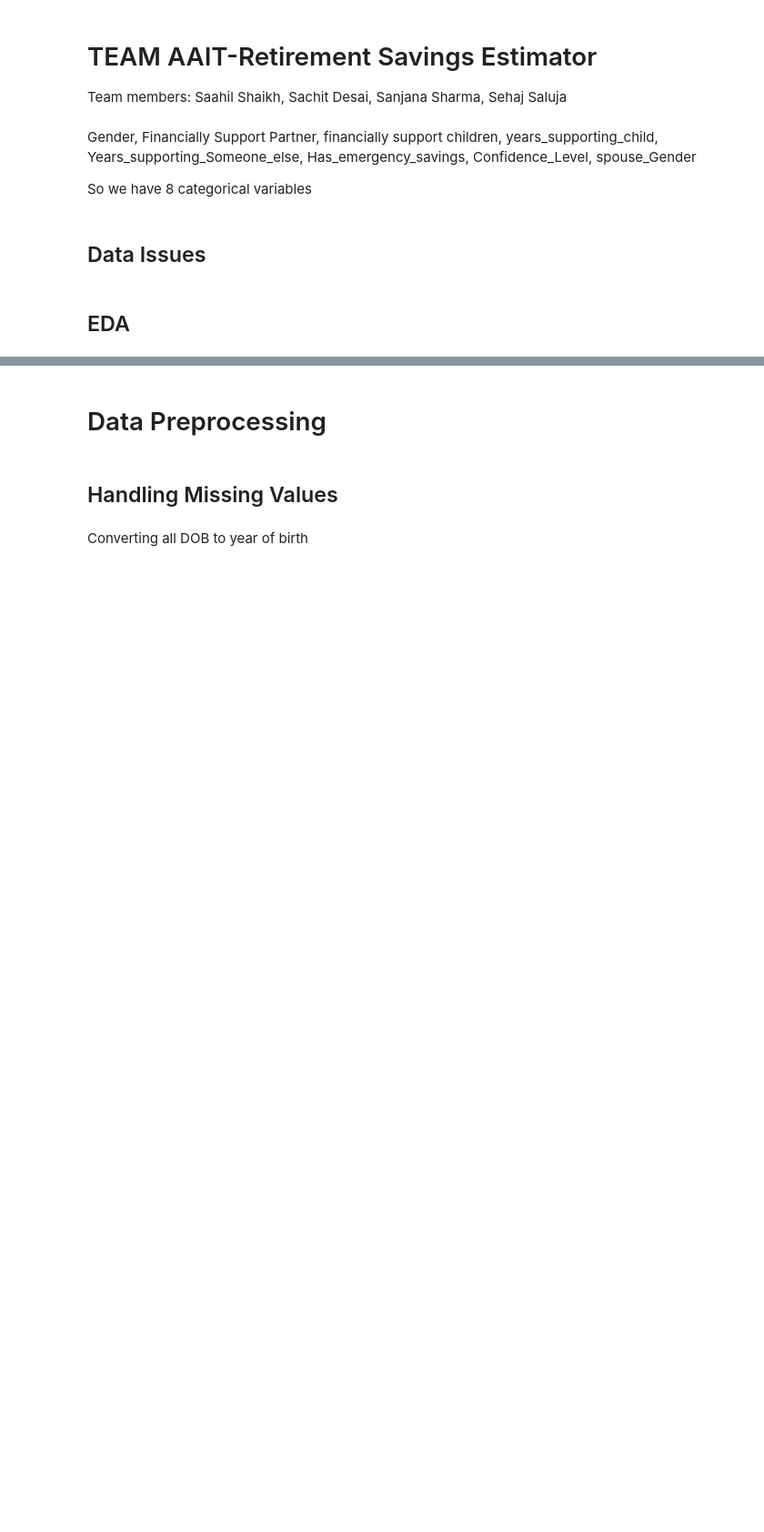
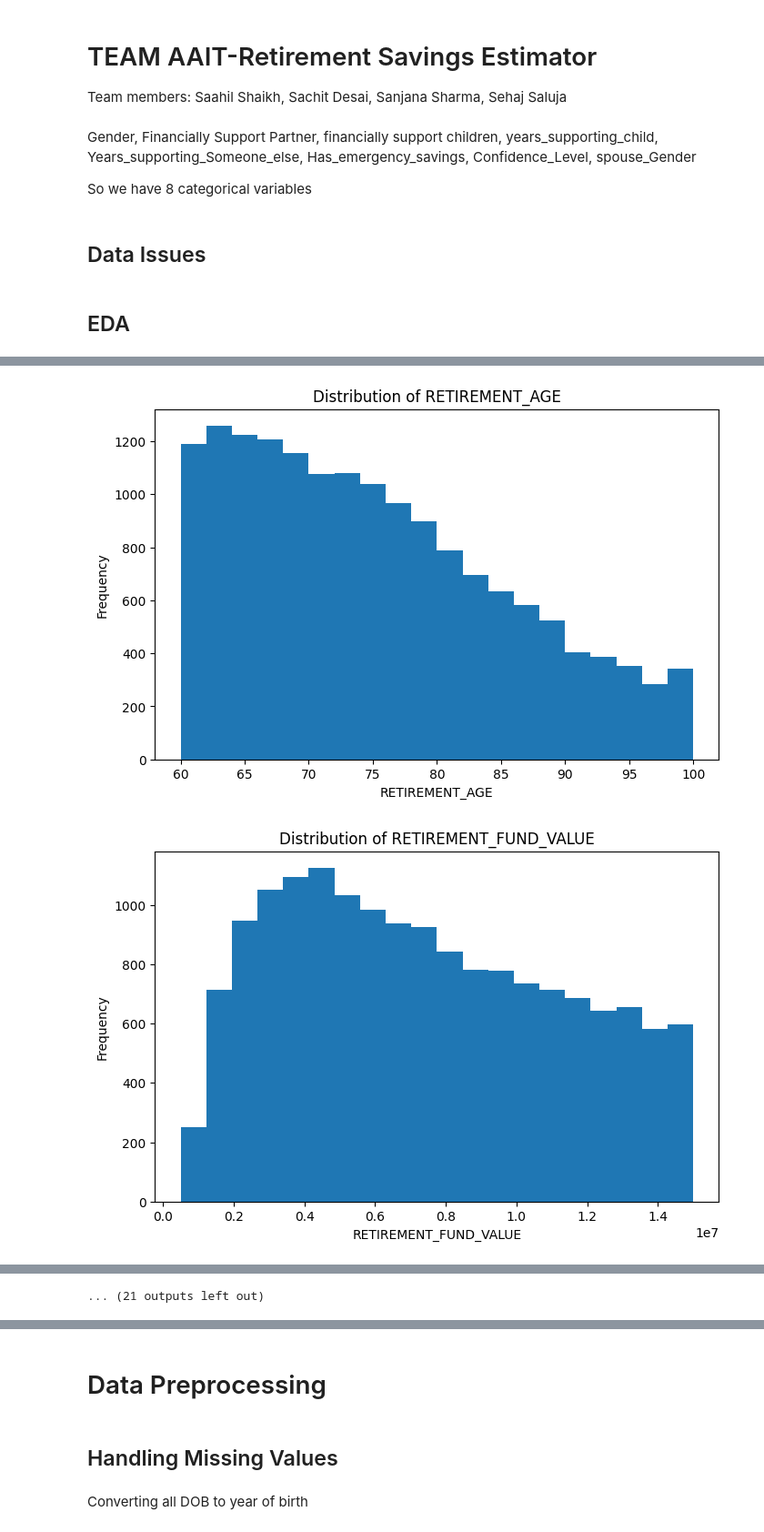
Before and after one commit to SaahilShaikh17/AAIT-Retirement, a Jupyter notebook: AAIT_Retirement_income.ipynb, the cells around one changed output, grey strips where cells are left out. Shown at 91% size. Drawn from its saved outputs; the diff is of its cells as text; code cells hidden in the pictures; blank space fills up the shorter version.

Commit message:
added eda and feature selection

```diff
--- a/AAIT_Retirement_income.ipynb
+++ b/AAIT_Retirement_income.ipynb
@@ -66,0 +89,13 @@ df.shape
+# %%
+# 2. Data Distribution Visualization
+numerical_columns = df.select_dtypes(include=['int', 'float']).columns
+for col in numerical_columns:
+    plt.figure(figsize=(8, 5))
+    plt.hist(df[col], bins=20)
+    plt.title(f'Distribution of {col}')
+    plt.xlabel(col)
+    plt.ylabel('Frequency')
+    plt.show()
+# %% [output]
+[figure, added]
+[figure, added]
@@ -66,0 +112 @@ df.shape
+... (21 outputs left out)
```
Also changed, not shown: parts of 15 cells of this notebook.
